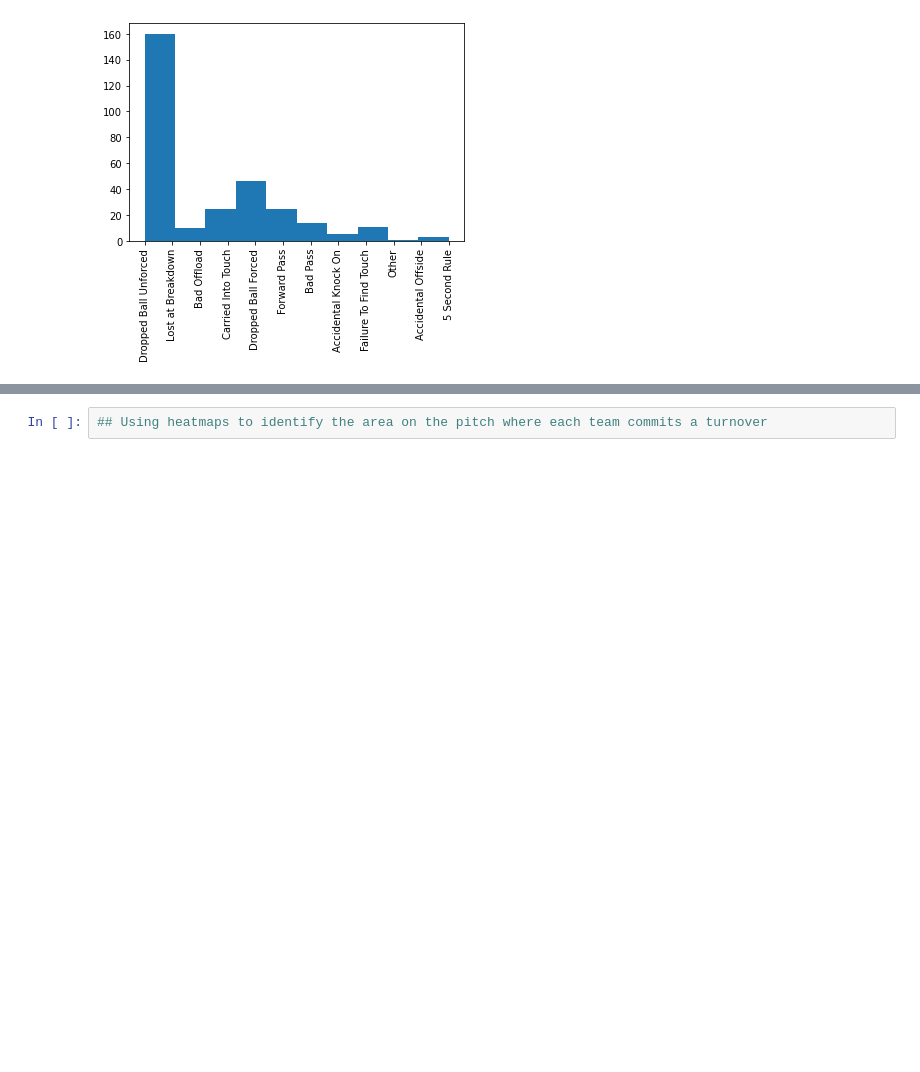
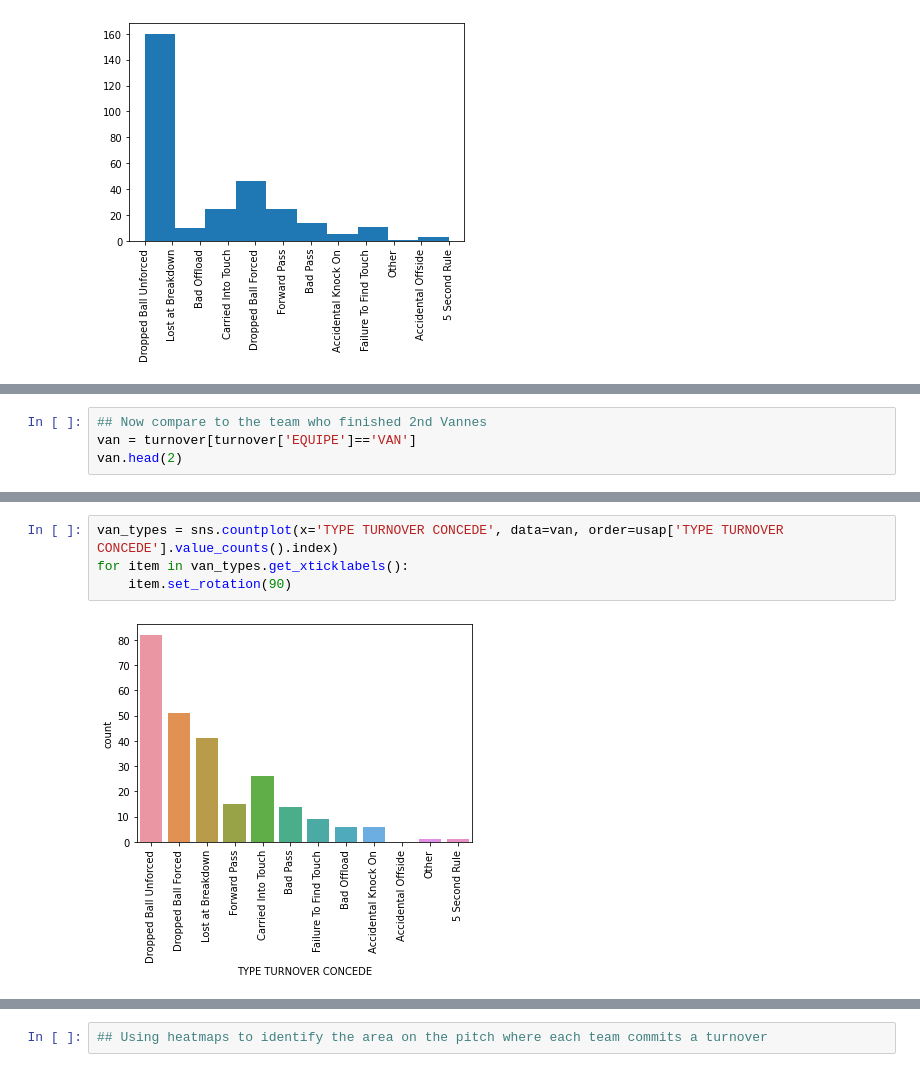
Before and after one commit to UCDPAIanSheridan/UCDPA_IanSheridan, a Jupyter notebook: MyProject.ipynb, the cells around one changed output, grey strips where cells are left out. Drawn from its saved outputs; the diff is of its cells as text; blank space fills up the shorter version.

```diff
--- a/MyProject.ipynb
+++ b/MyProject.ipynb
@@ -289,0 +310,4 @@ for item in usap_types.get_xticklabels():
+# %%
+## Now compare to the team who finished 2nd Vannes
+van = turnover[turnover['EQUIPE']=='VAN']
+van.head(2)
@@ -289,0 +319,6 @@ for item in usap_types.get_xticklabels():
+# %%
+van_types = sns.countplot(x='TYPE TURNOVER CONCEDE', data=van, order=usap['TYPE TURNOVER CONCEDE'].value_counts().index)
+for item in van_types.get_xticklabels():
+    item.set_rotation(90)
+# %% [output]
+[figure, added]
```
Also changed, not shown: parts of 16 cells of this notebook.
